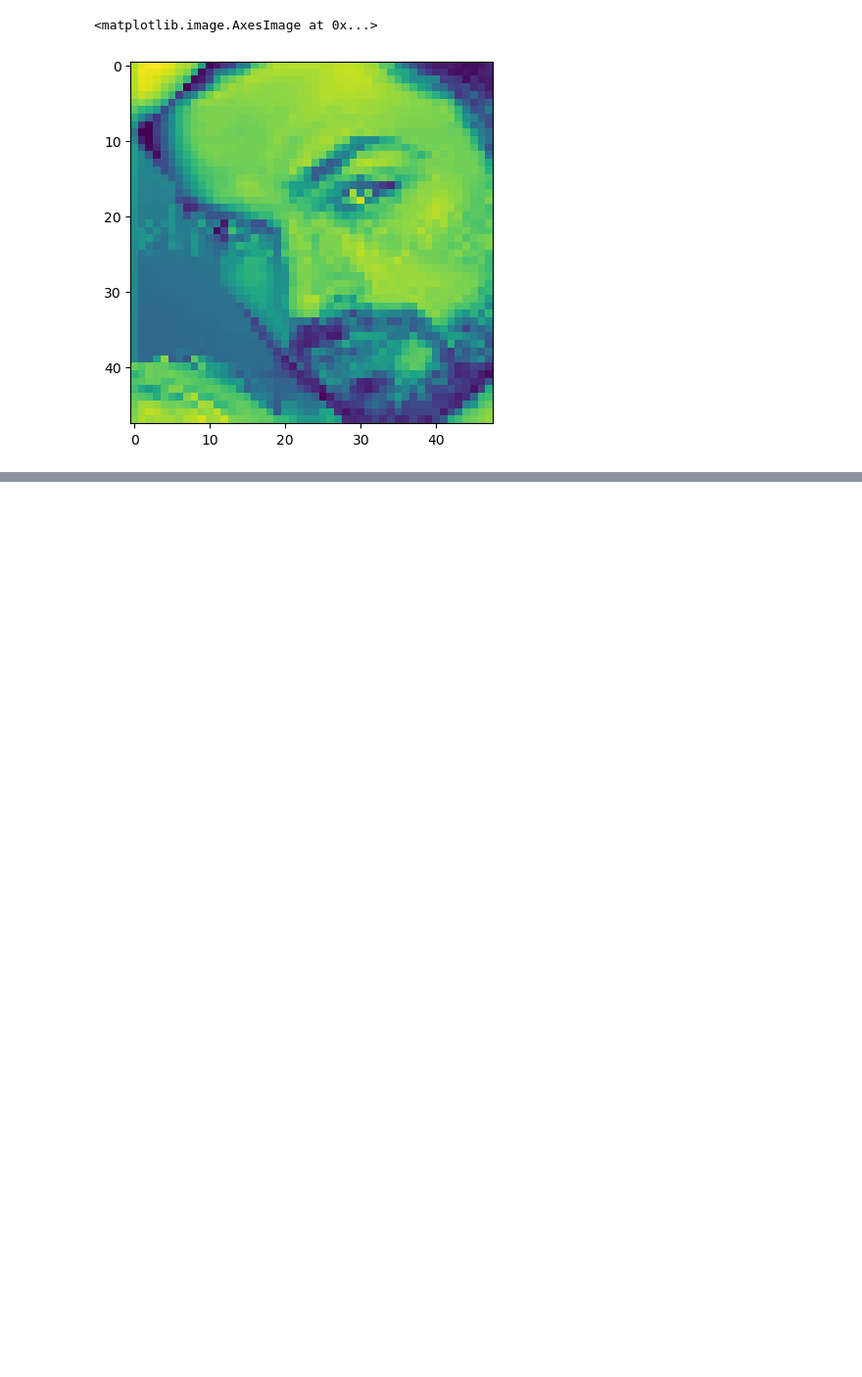
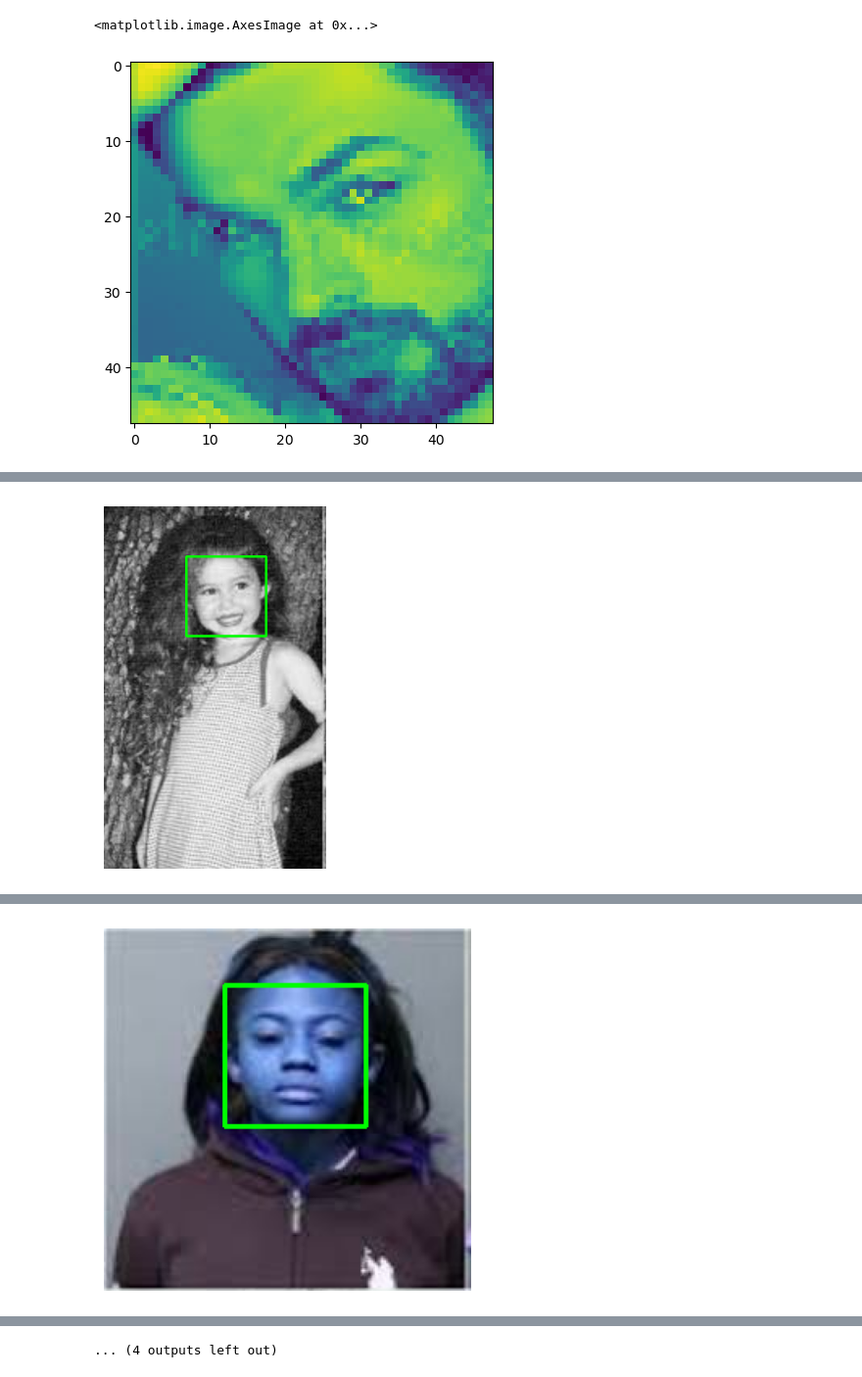
Before and after one commit to kdn3426/ds301_final_project, a Jupyter notebook: facial_detection.ipynb, the cells around one changed output, grey strips where cells are left out. Shown at 98% size. Cells and saved outputs as stored; diff of their text form; code cells hidden in the pictures; blank space fills up the shorter version.

```diff
--- a/facial_detection.ipynb
+++ b/facial_detection.ipynb
@@ -94,0 +144,39 @@ plt.imshow(convert_to_grayscale_resize(face))
+# %%
+import os
+import cv2
+import numpy as np
+import pandas as pd
+import matplotlib.pyplot as plt
+dataset_path = 'part4'
+detector = MTCNN()
+ages = []
+genders = []
+ethnicities = []
+images = []
+for filename in os.listdir(dataset_path)[0:10]:
+    if filename.endswith(".jpg"):
+        image = cv2.imread(os.path.join(dataset_path, filename))
+    faces = detector.detect_faces(image)
+    if faces:
+        face = faces[0]
+        x, y, width, height = face['box']
+        edge_length = max(width, height)
+        x_center = x + width // 2
+        y_center = y + height // 2
+        x_new = max(0, x_center - edge_length // 2)
+        y_new = max(0, y_center - edge_length // 2)
+        plt.imshow(cv2.rectangle(image, (x_new, y_new), (x_new + edge_length, y_new + edge_length), (0, 255, 0), 2))
+        plt.axis("off")
+        plt.show()
+        face_square = image[y_new:y_new+height, x_new:x_new+width]
+        face_square = cv2.cvtColor(face_square, cv2.COLOR_BGR2GRAY)
+        resized_face = cv2.resize(face_square, (48, 48))
+
+        images.append(resized_face)
+
+        # Extract annotations from the filename
+        age, gender, ethnicity = filename.split('_')[:3]
+        ages.append(int(age))
+        genders.append(int(gender))
+        ethnicities.append(int(ethnicity))
+# %% [output]
@@ -94,0 +193 @@ plt.imshow(convert_to_grayscale_resize(face))
+[figure, added]
@@ -94,0 +204 @@ plt.imshow(convert_to_grayscale_resize(face))
+[figure, added]
@@ -94,0 +266 @@ plt.imshow(convert_to_grayscale_resize(face))
+... (4 outputs left out)
```
Also changed, not shown: parts of 12 cells of this notebook.
